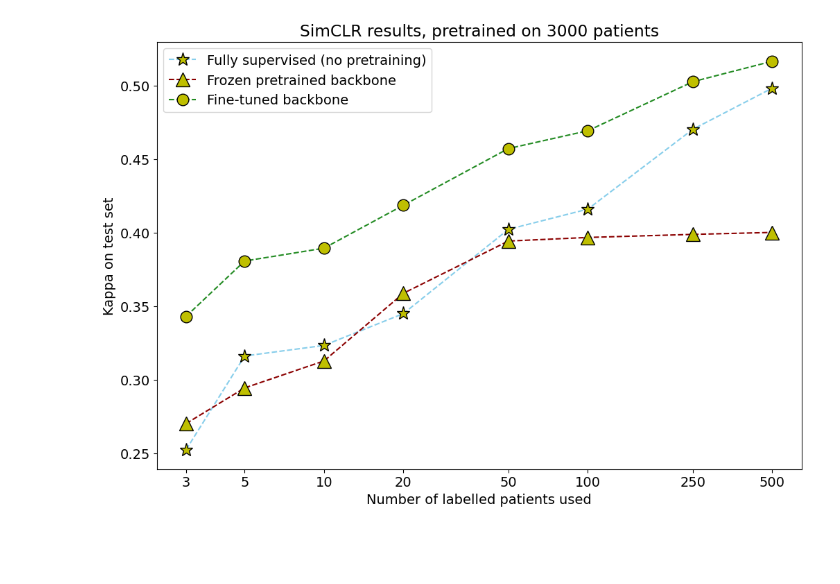
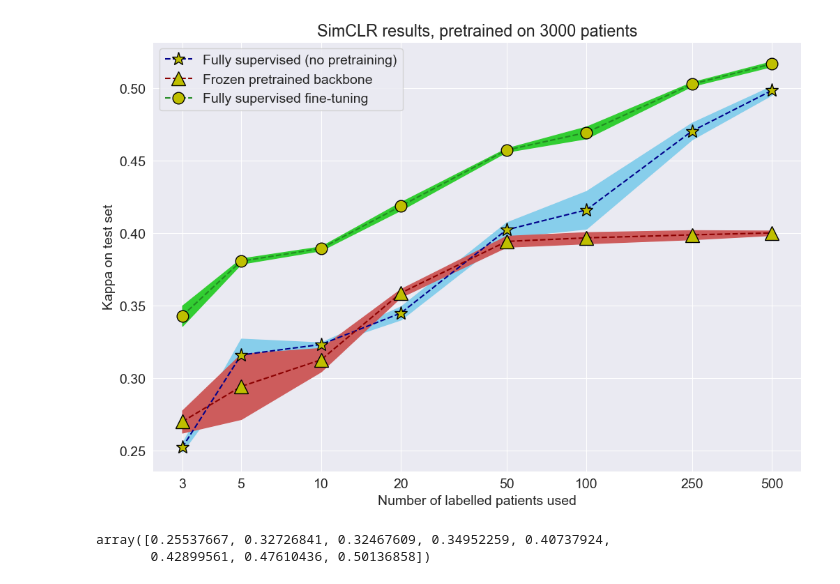
Before and after one commit to TomS55555/thesis, a Jupyter notebook: experiments/process_results.ipynb, the cells around one changed output. Saved outputs shown, nothing was run; the diff lists cells and outputs as text; code cells hidden in the pictures; blank space fills up the shorter version.

```diff
--- a/experiments/process_results.ipynb
+++ b/experiments/process_results.ipynb
@@ -32,18 +32,25 @@ def process_one_file(filename):
         'fine_results_kappa': fine_results_kappa
     }
 # %%
-def plot_simclr(patients, sup_results, log_results, fine_results, ylabel="Test accuracy", save_name=None):
+def plot_simclr(patients, sup_results, log_results, fine_results, ylabel="Test accuracy", save_name=None, sup_std=None, log_std=None, fine_std=None):
     fig = plt.figure(figsize=(12,8))
-    plt.plot(patients, sup_results, '--', color="skyblue", marker="*", markeredgecolor="#000", markerfacecolor="y", markersize=14)
-    plt.plot(patients, log_results, '--', color="darkred", marker="^", markeredgecolor="#000", markerfacecolor="y", markersize=14)
-    plt.plot(patients, fine_results, '--', color="forestgreen", marker="o", markeredgecolor="#000", markerfacecolor="y", markersize=12)
+    plt.plot(patients, sup_results, '--', color="darkblue", marker="*", markeredgecolor="#000", markerfacecolor="y", markersize=14, label="Fully supervised (no pretraining)")
+    if sup_std is not None:
+        plt.fill_between(patients, sup_results + sup_std, sup_results-sup_std, color="skyblue")
+    plt.plot(patients, log_results, '--', color="darkred", marker="^", markeredgecolor="#000", markerfacecolor="y", markersize=14, label="Frozen pretrained backbone")
+    if log_std is not None:
+        plt.fill_between(patients, log_results + log_std, log_results-log_std, color="indianred")
+    plt.plot(patients, fine_results, '--', color="forestgreen", marker="o", markeredgecolor="#000", markerfacecolor="y", markersize=12, label="Fully supervised fine-tuning")
+    if fine_std is not None:
+        plt.fill_between(patients, fine_results + fine_std, fine_results-fine_std, color="limegreen")
     plt.xscale("log")
     plt.xticks(patients, labels=patients)
     plt.title("SimCLR results, pretrained on 3000 patients")
     plt.xlabel("Number of labelled patients used")
     plt.ylabel(ylabel + " on test set")
     plt.minorticks_off()
-    plt.legend(["Fully supervised (no pretraining)", "Frozen pretrained backbone", "Fine-tuned backbone"])
+    plt.legend()
+    #plt.legend(["Fully supervised (no pretraining)", "Frozen pretrained backbone", "Fine-tuned backbone"])
     if save_name is not None:
         plt.savefig(save_name, facecolor="white")
     plt.show()
@@ -87,5 +101,12 @@ all_results = process_multiple_files([
 # %%
+# Plot kappa
 plot_simclr(all_results['patients'], all_results['sup_results_kappa']['mean'], all_results['log_results_kappa']['mean'], all_results['fine_results_kappa']['mean'],
-            ylabel='Kappa')
+            ylabel='Kappa', sup_std=all_results['sup_results_kappa']['std'], log_std=all_results['log_results_kappa']['std'], fine_std=all_results['fine_results_kappa']['std'],
+            save_name="final_cnn_graph_kappa")
 # %% [output]
-[figure, old version]
+[figure, new version]
+# %%
+all_results['sup_results_kappa']['mean'] + all_results['sup_results_kappa']['std']
+# %% [output]
+array([0.25537667, 0.32726841, 0.32467609, 0.34952259, 0.40737924,
+       0.42899561, 0.47610436, 0.50136858])
```
Also changed, not shown: parts of 2 cells of this notebook, 3 other files.
